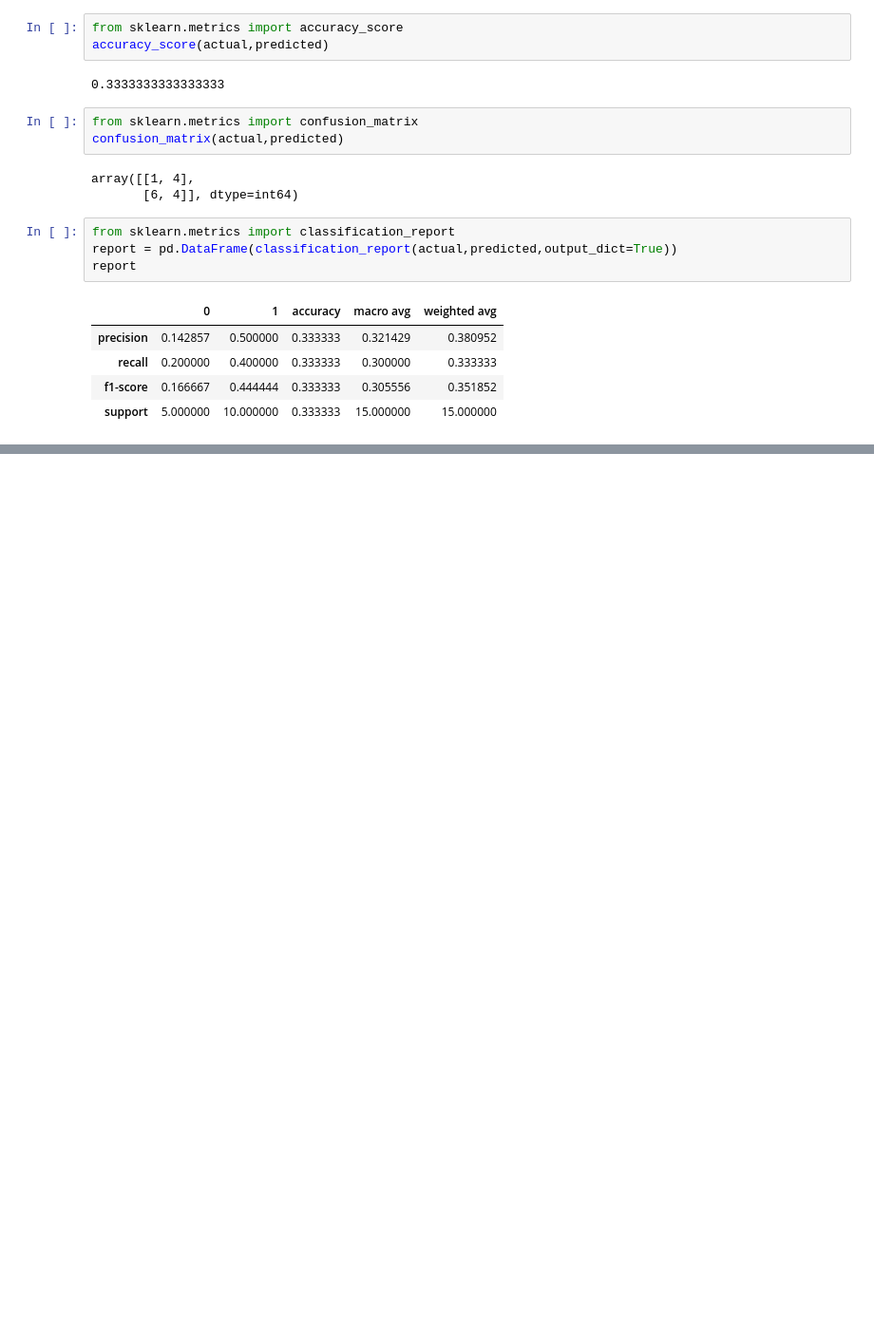
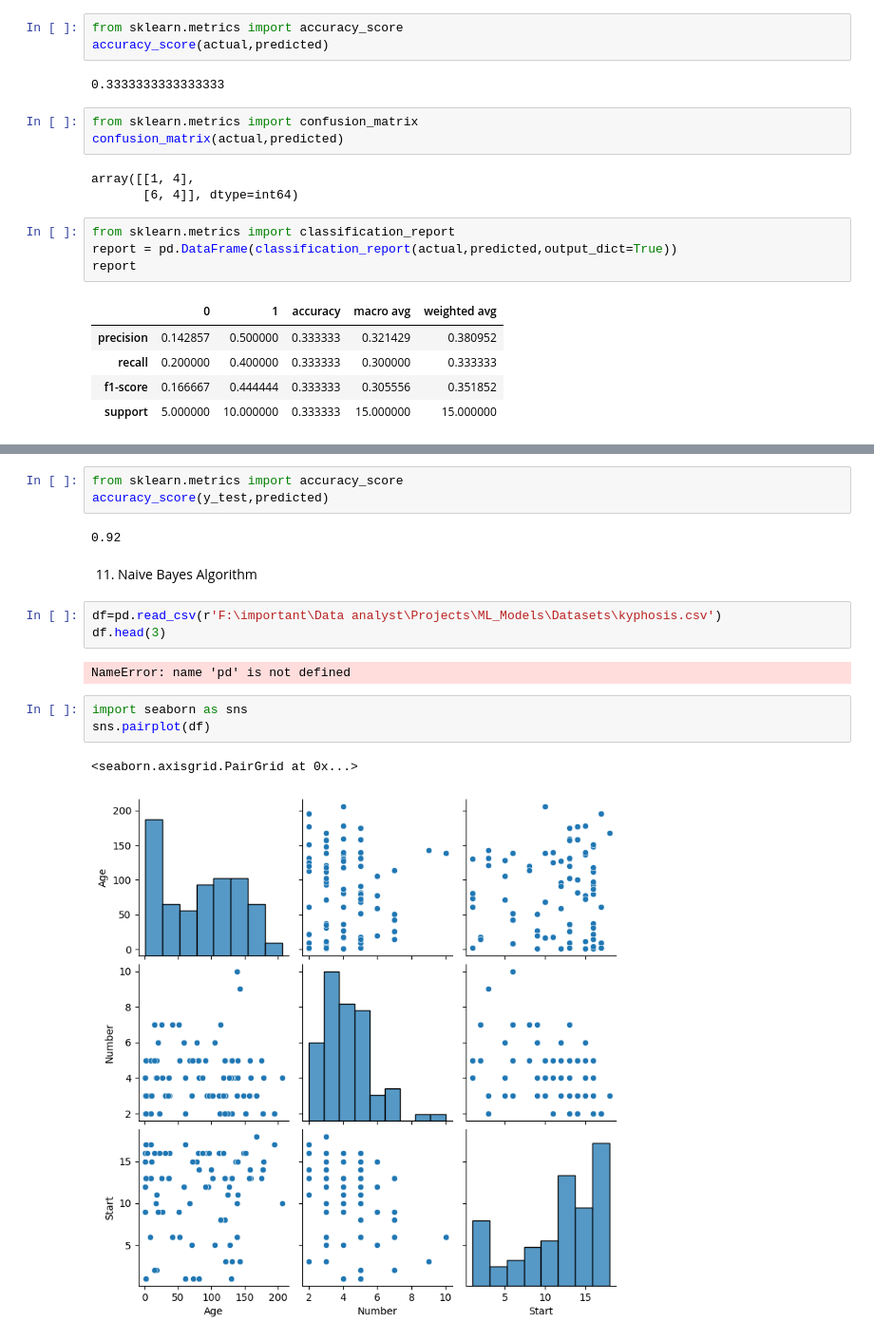
Before and after one commit to arunpsg07/Data-Analyst, a Jupyter notebook: ML_Models/models.ipynb, the cells around one changed output, grey strips where cells are left out. Shown at 95% size. Saved outputs shown, nothing was run; the diff lists cells and outputs as text; blank space fills up the shorter version.

```diff
--- a/ML_Models/models.ipynb
+++ b/ML_Models/models.ipynb
@@ -335,0 +596,18 @@ report
+# %%
+from sklearn.metrics import accuracy_score
+accuracy_score(y_test,predicted)
+# %% [output]
+0.92
+# %% [markdown]
+11. Naive Bayes Algorithm
+# %%
+df=pd.read_csv(r'F:\important\Data analyst\Projects\ML_Models\Datasets\kyphosis.csv')
+df.head(3)
+# %% [output]
+NameError: name 'pd' is not defined
+# %%
+import seaborn as sns
+sns.pairplot(df)
+# %% [output]
+<seaborn.axisgrid.PairGrid at 0x...>
+[figure, added]
```
Also changed, not shown: parts of 83 cells of this notebook.
